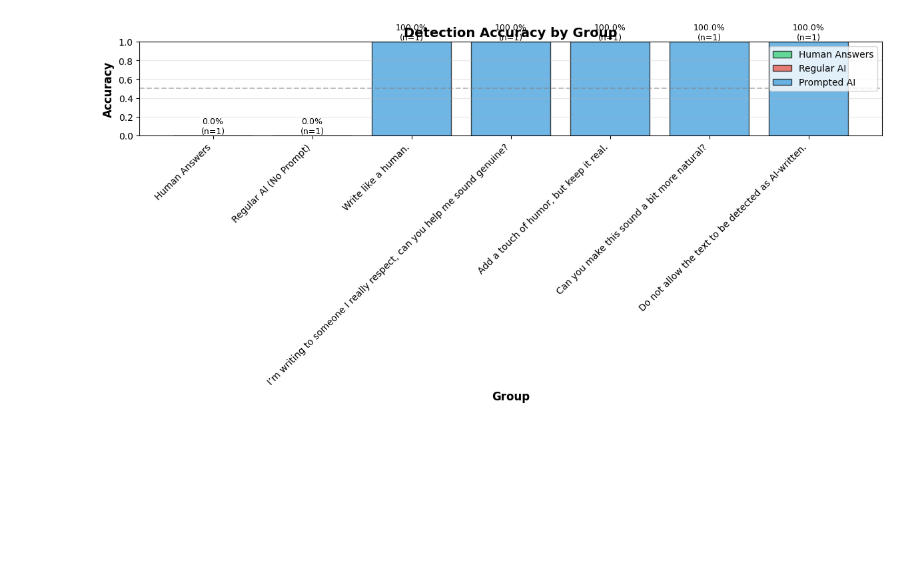
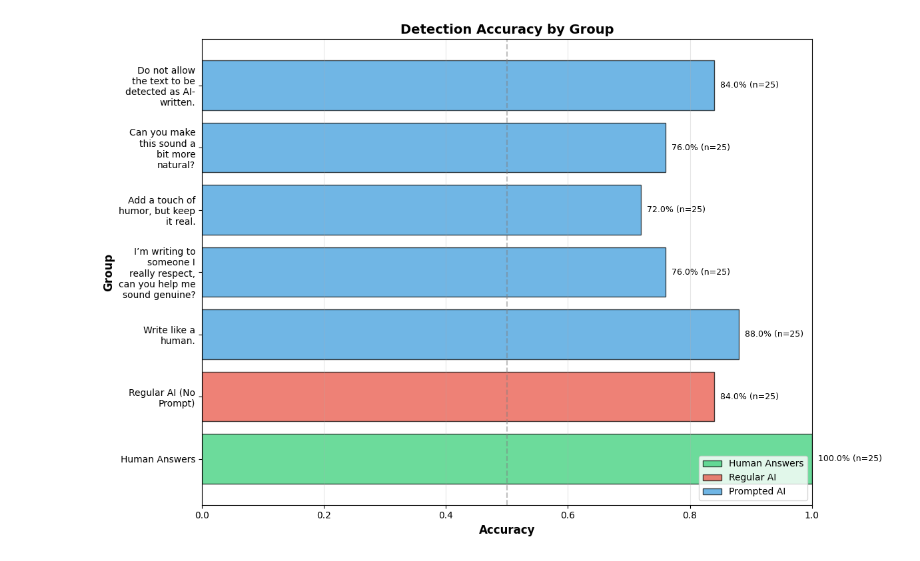
Before and after one commit to pocolpaolo10tue/2amm20, a Jupyter notebook: VizAnalysis.ipynb, the cells around one changed output. Saved outputs shown, nothing was run; the diff lists cells and outputs as text; code cells hidden in the pictures; blank space fills up the shorter version.

Commit message:
roberta 100 + vis update

```diff
--- a/VizAnalysis.ipynb
+++ b/VizAnalysis.ipynb
@@ -5,5 +6,5 @@ import numpy as np
 # %%
-df = pd.read_csv('datasets/output_1_roberta.csv', encoding='utf8')
+df = pd.read_csv('datasets/output_25_binoculars.csv', encoding='utf8')
 # %%
 # Create list to store reorganized rows
 reorganized_data = []
@@ -205,4 +230,6 @@ Prompt Effectiveness (Aggregate)                     0.00%                    10
 # %%
+
+
 # Filter out the 'Overall' row for the main visualization
 results_plot = results_df[results_df['Group'] != 'Overall'].copy()
 
@@ -213,106 +240,49 @@ sample_sizes = results_plot['Sample Size'].tolist()
 
 # Create color mapping
 colors = []
 for group in groups:
     if 'Human' in group:
         colors.append('#2ecc71')  # Green for human
     elif 'Regular AI' in group:
         colors.append('#e74c3c')  # Red for regular AI
     else:
         colors.append('#3498db')  # Blue for prompted AI
 
+# Wrap y-axis labels
+wrapped_groups = [textwrap.fill(group, width=15) for group in groups]
+
 # Create the plot
-fig, ax = plt.subplots(figsize=(12, 6))
+fig, ax = plt.subplots(figsize=(12, 8))
 
-# Create bar chart
-bars = ax.bar(range(len(groups)), accuracies, color=colors, alpha=0.7, edgecolor='black')
+# Create horizontal bar chart (categories on y-axis)
+bars = ax.barh(wrapped_groups, accuracies, color=colors, alpha=0.7, edgecolor='black')
 
 # Customize the plot
-ax.set_xlabel('Group', fontsize=12, fontweight='bold')
-ax.set_ylabel('Accuracy', fontsize=12, fontweight='bold')
+ax.set_xlabel('Accuracy', fontsize=12, fontweight='bold')
+ax.set_ylabel('Group', fontsize=12, fontweight='bold')
 ax.set_title('Detection Accuracy by Group', fontsize=14, fontweight='bold')
-ax.set_xticks(range(len(groups)))
-ax.set_xticklabels(groups, rotation=45, ha='right')
-ax.set_ylim(0, 1.0)
-ax.axhline(y=0.5, color='gray', linestyle='--', alpha=0.5, label='Random Baseline (50%)')
-ax.grid(axis='y', alpha=0.3)
+ax.set_xlim(0, 1.0)
+ax.axvline(x=0.5, color='gray', linestyle='--', alpha=0.5, label='Random Baseline (50%)')
+ax.grid(axis='x', alpha=0.3)
 
-# Add value labels on top of bars
+# Add value labels on the right of bars
 for i, (bar, acc, size) in enumerate(zip(bars, accuracies, sample_sizes)):
-    height = bar.get_height()
-    ax.text(bar.get_x() + bar.get_width()/2., height,
-            f'{acc:.1%}\n(n={size})',
-            ha='center', va='bottom', fontsize=9)
+    width = bar.get_width()
+    ax.text(width + 0.01,  # x position (end of the bar)
+            bar.get_y() + bar.get_height()/2.0,  # y position (middle of the bar)
+            f'{acc:.1%} (n={size})',
+            ha='left', va='center', fontsize=9)
 
 # Add legend
 from matplotlib.patches import Patch
 legend_elements = [
     Patch(facecolor='#2ecc71', alpha=0.7, edgecolor='black', label='Human Answers'),
     Patch(facecolor='#e74c3c', alpha=0.7, edgecolor='black', label='Regular AI'),
     Patch(facecolor='#3498db', alpha=0.7, edgecolor='black', label='Prompted AI')
 ]
-ax.legend(handles=legend_elements, loc='upper right')
+ax.legend(handles=legend_elements, loc='lower right')
 
 plt.tight_layout()
 plt.show()
-
-# Create a second visualization: Comparison plot
-fig, (ax1, ax2) = plt.subplots(1, 2, figsize=(14, 6))
-
-# Left plot: Human vs AI detection rates
-human_data = results_plot[results_plot['Group'].str.contains('Human')]
-ai_data = results_plot[~results_plot['Group'].str.contains('Human')]
-
-if len(human_data) > 0:
-    human_acc = human_data['Accuracy'].iloc[0]
-    ax1.bar(['Human Answers'], [human_acc], color='#2ecc71', alpha=0.7, edgecolor='black')
-    ax1.text(0, human_acc, f'{human_acc:.1%}', ha='center', va='bottom', fontsize=12, fontweight='bold')
-
-ax1.set_ylabel('Accuracy', fontsize=12, fontweight='bold')
-ax1.set_title('Human Answer Detection', fontsize=14, fontweight='bold')
-ax1.set_ylim(0, 1.0)
-ax1.axhline(y=0.5, color='gray', linestyle='--', alpha=0.5)
-ax1.grid(axis='y', alpha=0.3)
-
-# Right plot: Regular AI vs Prompted AI
-ai_groups = ai_data['Group'].tolist()
-ai_accuracies = ai_data['Accuracy'].tolist()
-ai_colors = ['#e74c3c' if 'Regular' in g else '#3498db' for g in ai_groups]
-
-bars2 = ax2.bar(range(len(ai_groups)), ai_accuracies, color=ai_colors, alpha=0.7, edgecolor='black')
-ax2.set_xlabel('AI Type', fontsize=12, fontweight='bold')
-ax2.set_ylabel('Accuracy', fontsize=12, fontweight='bold')
-ax2.set_title('AI Detection: Regular vs Prompted', fontsize=14, fontweight='bold')
-ax2.set_xticks(range(len(ai_groups)))
-
-# Shorten labels for better display
-short_labels = []
-for g in ai_groups:
-    if 'Regular' in g:
-        short_labels.append('Regular AI')
-    else:
-        # Extract just the prompt part
-        short_labels.append(g.replace('Prompt: ', ''))
-
-ax2.set_xticklabels(short_labels, rotation=45, ha='right')
-ax2.set_ylim(0, 1.0)
-ax2.axhline(y=0.5, color='gray', linestyle='--', alpha=0.5)
-ax2.grid(axis='y', alpha=0.3)
-
-# Add value labels
-for i, (bar, acc) in enumerate(zip(bars2, ai_accuracies)):
-    height = bar.get_height()
-    ax2.text(bar.get_x() + bar.get_width()/2., height,
-            f'{acc:.1%}',
-            ha='center', va='bottom', fontsize=9)
-
-plt.tight_layout()
-plt.show()
-
-# Print overall accuracy
-overall_row = results_df[results_df['Group'] == 'Overall']
-if len(overall_row) > 0:
-    overall_acc = overall_row['Accuracy'].iloc[0]
-    print(f"\nOverall Detection Accuracy: {overall_acc:.2%}")
 # %% [output]
-[figure, old version]
+[figure, new version]
```
Also changed, not shown: parts of 4 cells of this notebook, 1 other file.
